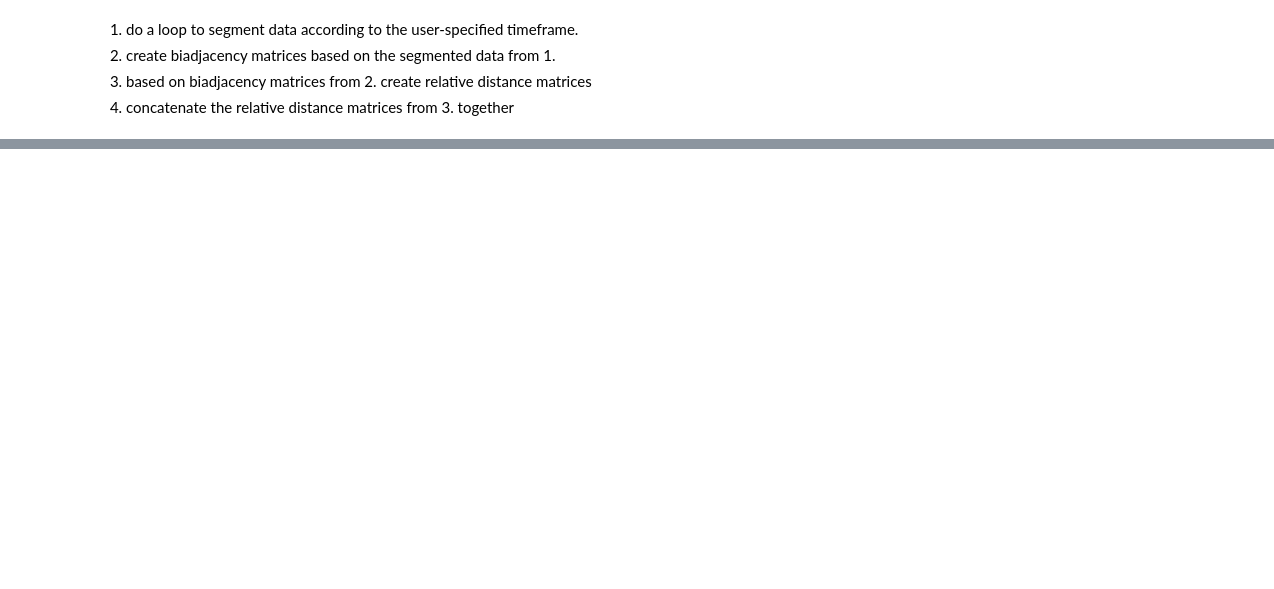
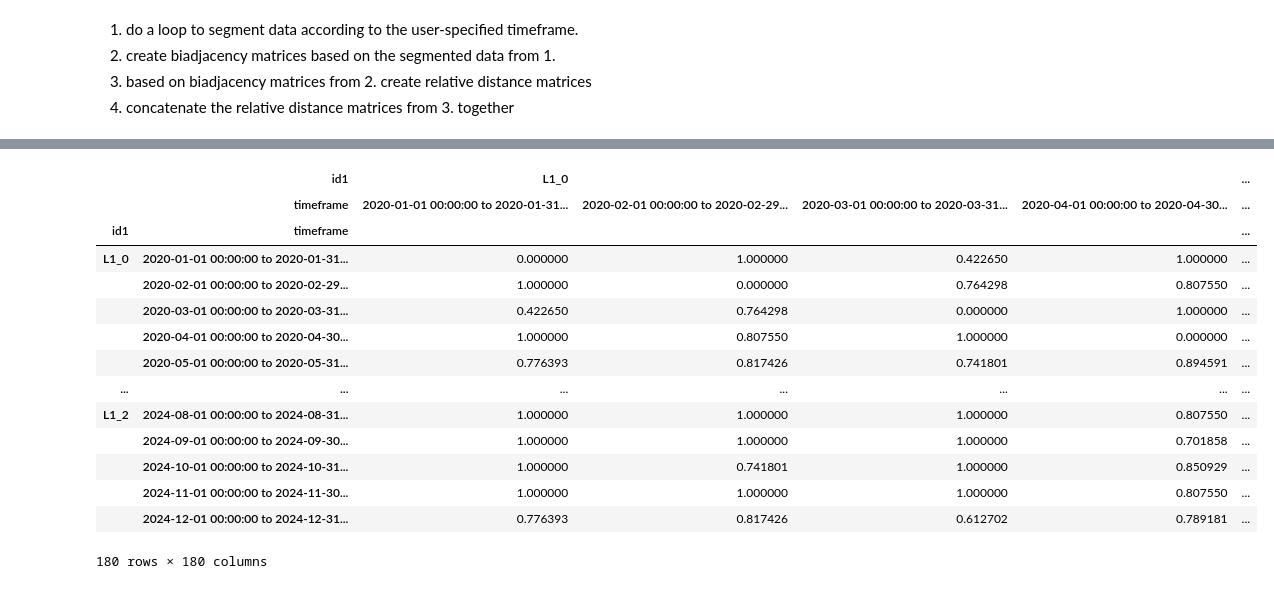
Before and after one commit to SonyCSLParis/STDL, a Jupyter notebook: implementation.ipynb, the cells around one changed output, grey strips where cells are left out. Drawn from its saved outputs; the diff is of its cells as text; code cells hidden in the pictures; blank space fills up the shorter version.

```diff
--- a/implementation.ipynb
+++ b/implementation.ipynb
@@ -90,7 +88,7 @@ def compute_biadjacency_matrix(df, layer1=L1, layer2=L2):
 
     return biadjacency_matrix
 # %%
-def compute_relative_matrix(biadjacency_matrix, unique_entities, distance_func):
+def compute_relative_matrix(biadjacency_matrix, unique_entities, distance_function = DISTANCE_FUNCTION):
     """
     Compute a relative distance matrix for each (id1, timeframe) in biadjacency_matrix against all unique_entities at the same timeframe.
 
@@ -106,7 +104,7 @@ def compute_relative_matrix(biadjacency_matrix, unique_entities, distance_func):
             # Only compute if (col_entity, timeframe) exists in index
             if (col_entity, timeframe) in biadjacency_matrix.index:
                 col_entity_vector = biadjacency_matrix.loc[(col_entity, timeframe)].values.reshape(1, -1)
-                dist = distance_func(row_entity_vector, col_entity_vector)[0, 0]
+                dist = distance_function(row_entity_vector, col_entity_vector)[0, 0]
                 relative_matrix.loc[(id1, timeframe), col_entity] = dist
             else:
                 relative_matrix.loc[(id1, timeframe), col_entity] = 0
@@ -123,3 +115,15 @@ L2 = 'id2'
+# %%
+def compute_absolute_matrix(df, layer1=L1, layer2=L2, timeframe_col = 'timeframe', distance_function = DISTANCE_FUNCTION):
+
+    '''
+    expects a dataframe with a column 'timeframe', which containts the binned retweets
+    '''
+
+    grouped_df = df.groupby([layer1, layer2, timeframe_col]).size().reset_index(name='counts')
+    pivot_df = grouped_df.pivot(index=['id1', 'timeframe'], columns='id2', values='counts').fillna(0)
+    absolute_matrix = pd.DataFrame(distance_function(pivot_df), index=pivot_df.index, columns=pivot_df.index)
+
+    return absolute_matrix
 # %%
 # generate random data
 df = random_data_gen()
@@ -240,3 +235,21 @@ relative_matrix
+# %%
+absolute_matrix
+# %% [output]
+|  | id1 | L1_0 |  |  |  | ... |
+|  | timeframe | 2020-01-01 00:00:00 to 2020-01-31... | 2020-02-01 00:00:00 to 2020-02-29... | 2020-03-01 00:00:00 to 2020-03-31... | 2020-04-01 00:00:00 to 2020-04-30... | ... |
+| id1 | timeframe |  |  |  |  | ... |
+| L1_0 | 2020-01-01 00:00:00 to 2020-01-31... | 0.000000 | 1.000000 | 0.422650 | 1.000000 | ... |
+|  | 2020-02-01 00:00:00 to 2020-02-29... | 1.000000 | 0.000000 | 0.764298 | 0.807550 | ... |
+|  | 2020-03-01 00:00:00 to 2020-03-31... | 0.422650 | 0.764298 | 0.000000 | 1.000000 | ... |
+|  | 2020-04-01 00:00:00 to 2020-04-30... | 1.000000 | 0.807550 | 1.000000 | 0.000000 | ... |
+|  | 2020-05-01 00:00:00 to 2020-05-31... | 0.776393 | 0.817426 | 0.741801 | 0.894591 | ... |
+| ... | ... | ... | ... | ... | ... | ... |
+| L1_2 | 2024-08-01 00:00:00 to 2024-08-31... | 1.000000 | 1.000000 | 1.000000 | 0.807550 | ... |
+|  | 2024-09-01 00:00:00 to 2024-09-30... | 1.000000 | 1.000000 | 1.000000 | 0.701858 | ... |
+|  | 2024-10-01 00:00:00 to 2024-10-31... | 1.000000 | 0.741801 | 1.000000 | 0.850929 | ... |
+|  | 2024-11-01 00:00:00 to 2024-11-30... | 1.000000 | 1.000000 | 1.000000 | 0.807550 | ... |
+|  | 2024-12-01 00:00:00 to 2024-12-31... | 0.776393 | 0.817426 | 0.612702 | 0.789181 | ... |
+180 rows × 180 columns
 # %%
 # # STEP 7
 # for t in relative_matrix.index[1].unique():
```
Also changed, not shown: parts of 11 cells of this notebook.
